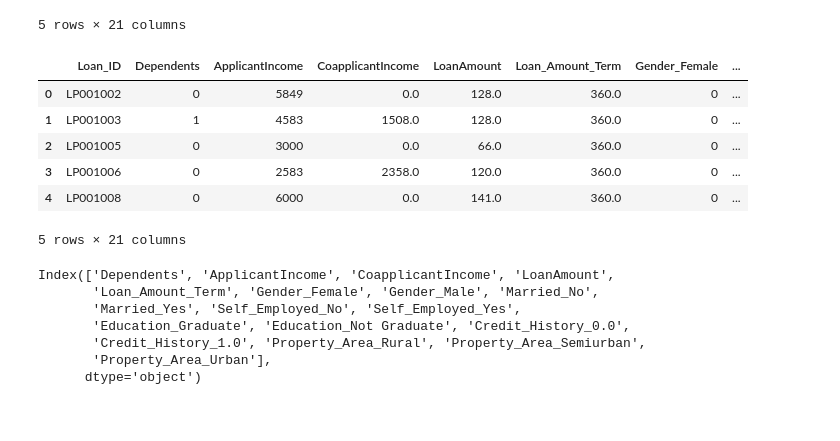
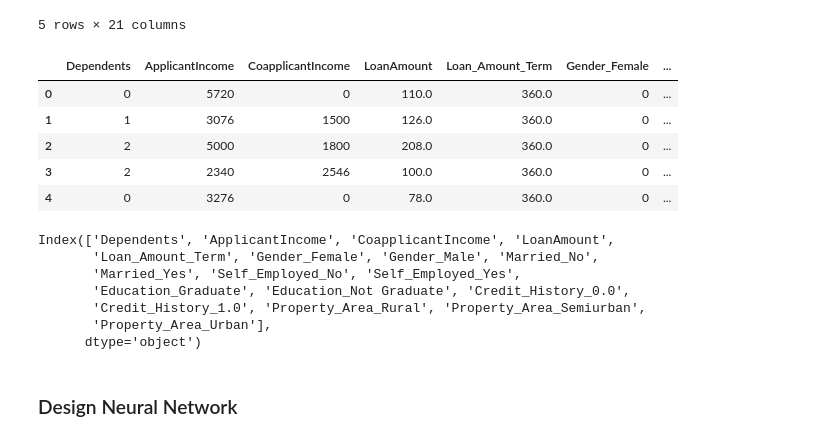
Before and after one commit to Harshith246/Deep-learning, a Jupyter notebook: Deep Shallow Net.ipynb, the cells around one changed output. Drawn from its saved outputs; the diff is of its cells as text; code cells hidden in the pictures.

```diff
--- a/Deep Shallow Net.ipynb
+++ b/Deep Shallow Net.ipynb
@@ -156,16 +176,16 @@ train_onehot.head()
 # %%
 #Encoding categerical data in test dataset
 test_onehot= pd.get_dummies(test, columns=['Gender','Married','Self_Employed','Credit_History','Education','Property_Area'], prefix = ['Gender','Married','Education','Self_Employed','Credit_History','Property_Area'])
 
-train_onehot.head()
+test_onehot = test_onehot.drop('Loan_ID',1)
+test_onehot.head()
 # %% [output]
-|  | Loan_ID | Dependents | ApplicantIncome | CoapplicantIncome | LoanAmount | Loan_Amount_Term | Gender_Female | ... |
-| 0 | LP001002 | 0 | 5849 | 0.0 | 128.0 | 360.0 | 0 | ... |
-| 1 | LP001003 | 1 | 4583 | 1508.0 | 128.0 | 360.0 | 0 | ... |
-| 2 | LP001005 | 0 | 3000 | 0.0 | 66.0 | 360.0 | 0 | ... |
-| 3 | LP001006 | 0 | 2583 | 2358.0 | 120.0 | 360.0 | 0 | ... |
-| 4 | LP001008 | 0 | 6000 | 0.0 | 141.0 | 360.0 | 0 | ... |
+|  | Dependents | ApplicantIncome | CoapplicantIncome | LoanAmount | Loan_Amount_Term | Gender_Female | ... |
+| 0 | 0 | 5720 | 0 | 110.0 | 360.0 | 0 | ... |
+| 1 | 1 | 3076 | 1500 | 126.0 | 360.0 | 0 | ... |
+| 2 | 2 | 5000 | 1800 | 208.0 | 360.0 | 0 | ... |
+| 3 | 2 | 2340 | 2546 | 100.0 | 360.0 | 0 | ... |
+| 4 | 0 | 3276 | 0 | 78.0 | 360.0 | 0 | ... |
-5 rows × 21 columns
 # %%
 X = train_onehot.drop(['Loan_Status_0','Loan_Status_1','Loan_ID'],1)
 
@@ -186,5 +206,7 @@ Index(['Dependents', 'ApplicantIncome', 'CoapplicantIncome', 'LoanAmount',
 # %%
 from sklearn.model_selection import train_test_split
 x_train, x_valid, y_train, y_valid = train_test_split(X,y, test_size =0.3)
+# %% [markdown]
+### Design Neural Network
 # %%
 model = Sequential()
```
Also changed, not shown: parts of 16 cells of this notebook.
